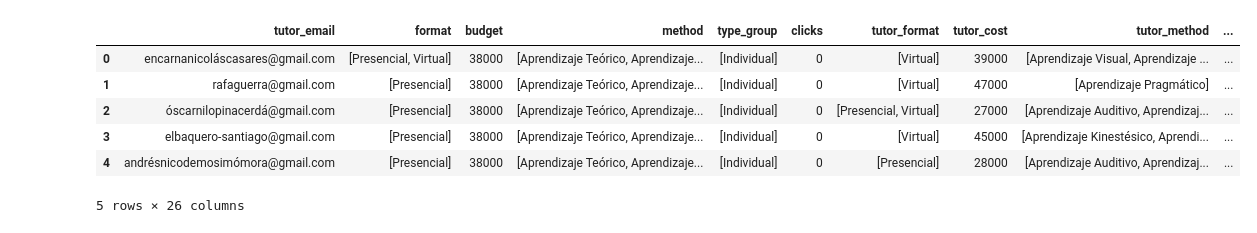
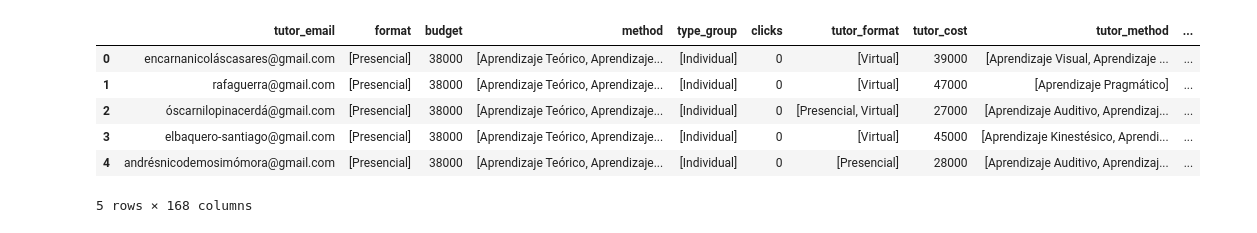
Before and after one commit to Julian-D-Leal/Backend_tutorias_fastAPI, a Jupyter notebook: scripts/neuronalNetwork/tutorclean.ipynb, the cells around one changed output. Drawn from its saved outputs; the diff is of its cells as text; code cells hidden in the pictures.

```diff
--- a/scripts/neuronalNetwork/tutorclean.ipynb
+++ b/scripts/neuronalNetwork/tutorclean.ipynb
@@ -54,27 +77,46 @@ df.head()
 # %%
+columumns = []
+for i in range(6):
+    for j in range(13):
+        columumns.append("tutor_"+str(i)+'-'+str(j))
+
 availability_matrix = []
 for availability in df['tutor_availability']:
-    tutor_availability_matrix = [[0] * 13 for _ in range(6)]
+    tutor_availability_matrix = [0] * 78
     for slot in availability:
         day,hour = slot
-        tutor_availability_matrix[day][hour] = 1
+        tutor_availability_matrix[day*13+hour] = 1
     availability_matrix.append(tutor_availability_matrix)
-availability_df = availability_df.apply(lambda x: pd.Series(x[0]), axis=1)
+availability_df = pd.DataFrame(availability_matrix, columns=columumns)
 
 # Concatenate the original DataFrame with the availability DataFrame
 df = pd.concat([df, availability_df], axis=1)
+df.drop(['tutor_availability'], axis=1, inplace=True)
+df.head()
 
-# Drop the original 'student_availability' column
-df = df.drop('tutor_availability', axis=1)
-df.head()
+# availability_matrix = []
+# for availability in df['tutor_availability']:
+#     tutor_availability_matrix = [[0] * 13 for _ in range(6)]
+#     for slot in availability:
+#         day,hour = slot
+#         tutor_availability_matrix[day][hour] = 1
+#     availability_matrix.append(tutor_availability_matrix)
+# availability_df = availability_df.apply(lambda x: pd.Series(x[0]), axis=1)
+
+# # Concatenate the original DataFrame with the availability DataFrame
+# df = pd.concat([df, availability_df], axis=1)
+
+# # Drop the original 'student_availability' column
+# df = df.drop('tutor_availability', axis=1)
+# df.head()
 # %% [output]
 |  | tutor_email | format | budget | method | type_group | clicks | tutor_format | tutor_cost | tutor_method | ... |
-| 0 | encarnanicoláscasares@gmail.com | [Presencial, Virtual] | 38000 | [Aprendizaje Teórico, Aprendizaje... | [Individual] | 0 | [Virtual] | 39000 | [Aprendizaje Visual, Aprendizaje ... | ... |
+| 0 | encarnanicoláscasares@gmail.com | [Presencial] | 38000 | [Aprendizaje Teórico, Aprendizaje... | [Individual] | 0 | [Virtual] | 39000 | [Aprendizaje Visual, Aprendizaje ... | ... |
 | 1 | rafaguerra@gmail.com | [Presencial] | 38000 | [Aprendizaje Teórico, Aprendizaje... | [Individual] | 0 | [Virtual] | 47000 | [Aprendizaje Pragmático] | ... |
 | 2 | óscarnilopinacerdá@gmail.com | [Presencial] | 38000 | [Aprendizaje Teórico, Aprendizaje... | [Individual] | 0 | [Presencial, Virtual] | 27000 | [Aprendizaje Auditivo, Aprendizaj... | ... |
 | 3 | elbaquero-santiago@gmail.com | [Presencial] | 38000 | [Aprendizaje Teórico, Aprendizaje... | [Individual] | 0 | [Virtual] | 45000 | [Aprendizaje Kinestésico, Aprendi... | ... |
 | 4 | andrésnicodemosimómora@gmail.com | [Presencial] | 38000 | [Aprendizaje Teórico, Aprendizaje... | [Individual] | 0 | [Presencial] | 28000 | [Aprendizaje Auditivo, Aprendizaj... | ... |
-5 rows × 26 columns
+5 rows × 168 columns
 # %%
 from sklearn.preprocessing import MultiLabelBinarizer
 mlb = MultiLabelBinarizer()
```
Also changed, not shown: parts of 20 cells of this notebook, 15 other files.
